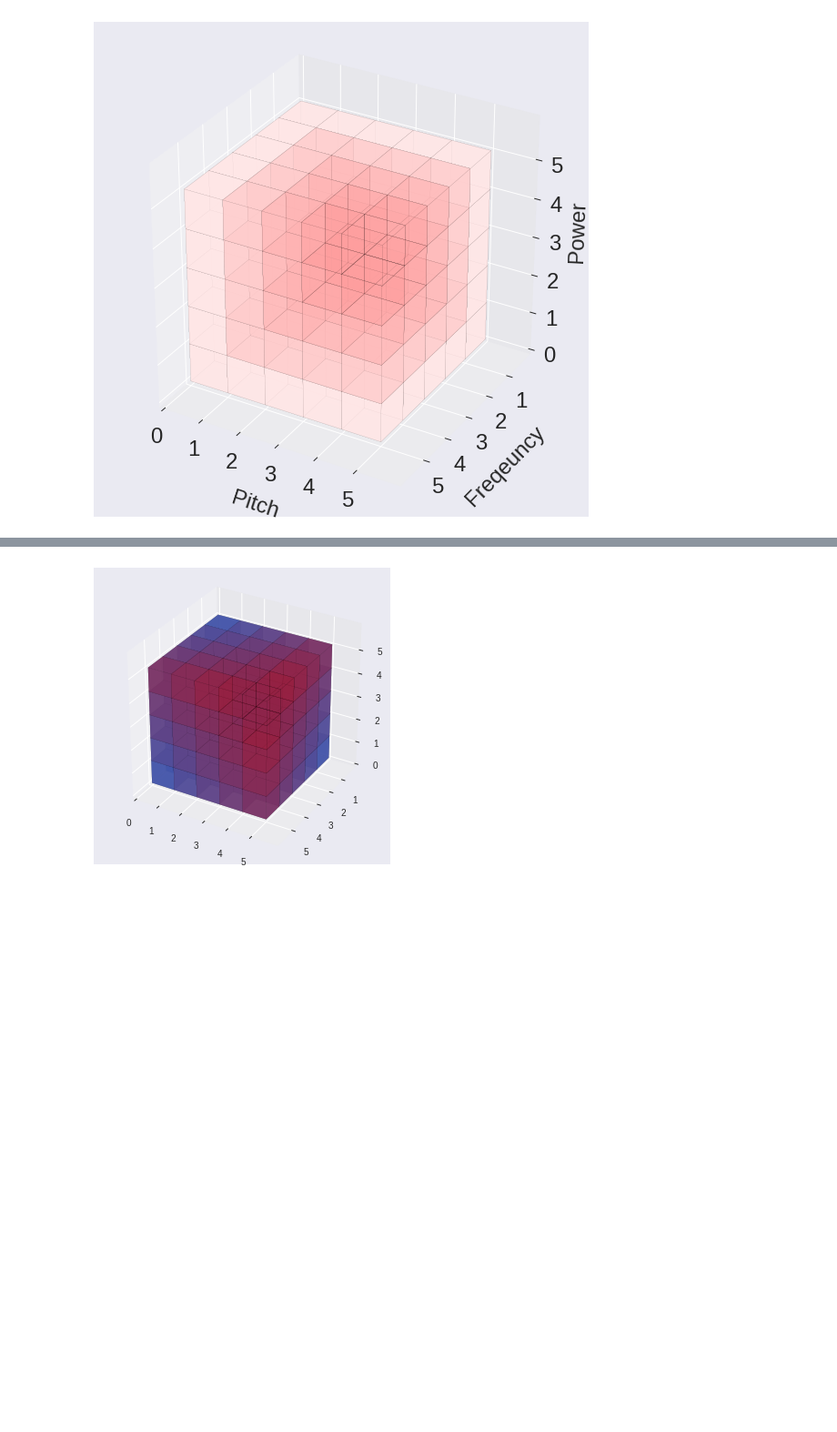
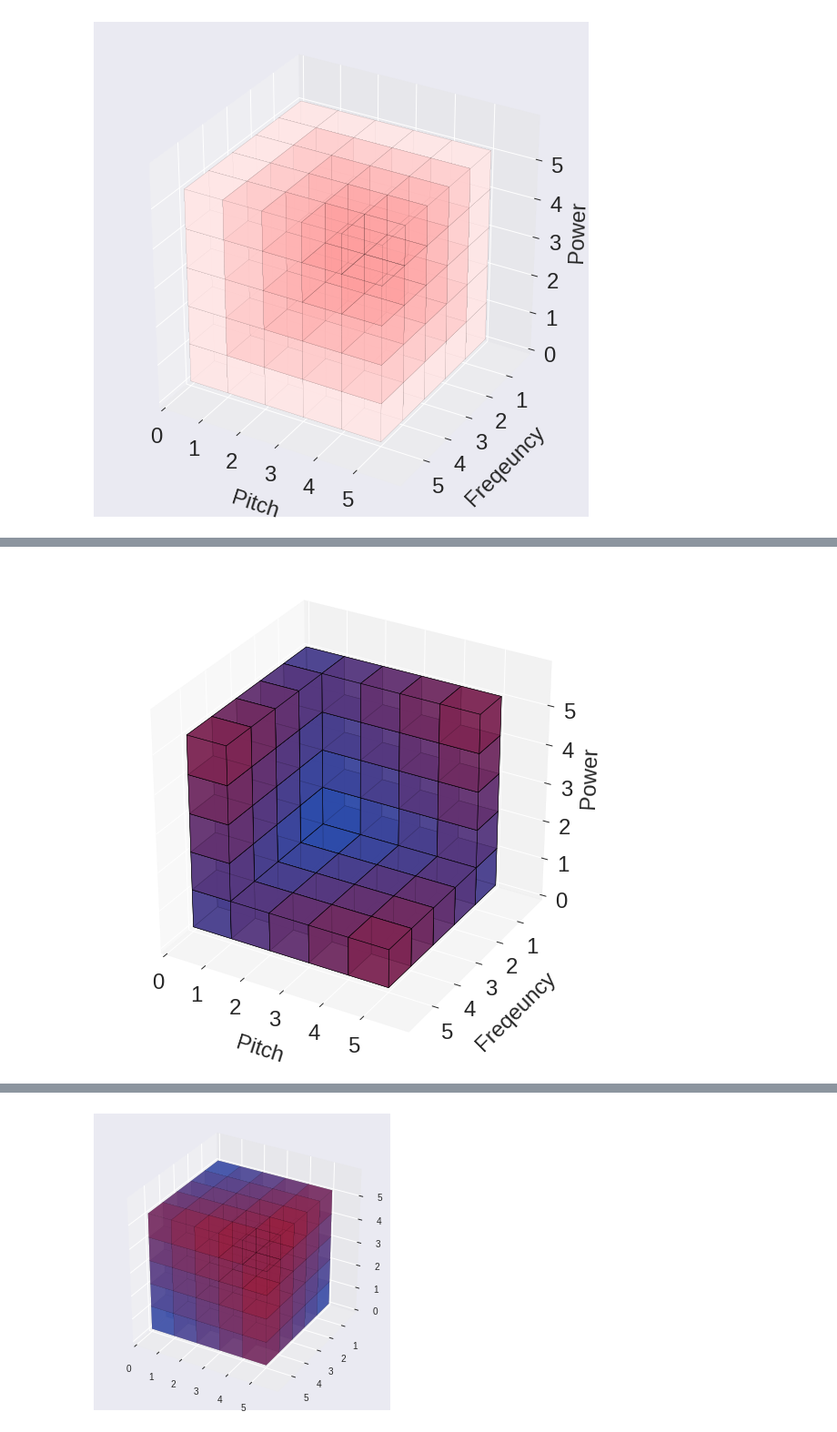
Before and after one commit to Joovvhan/ColabTest, a Jupyter notebook: Graphics_Test.ipynb, the cells around one changed output, grey strips where cells are left out. Shown at 91% size. Cells and saved outputs as stored; diff of their text form; code cells hidden in the pictures; blank space fills up the shorter version.

```diff
--- a/Graphics_Test.ipynb
+++ b/Graphics_Test.ipynb
@@ -89,0 +179,99 @@ plt.show()
+# %%
+def plot_cube(cube_definition, ax, alp, col):
+    cube_definition_array = [
+        np.array(list(item))
+        for item in cube_definition
+    ]
+
+    points = []
+    points += cube_definition_array
+    vectors = [
+        cube_definition_array[1] - cube_definition_array[0],
+        cube_definition_array[2] - cube_definition_array[0],
+        cube_definition_array[3] - cube_definition_array[0]
+    ]
+
+    points += [cube_definition_array[0] + vectors[0] + vectors[1]]
+    points += [cube_definition_array[0] + vectors[0] + vectors[2]]
+    points += [cube_definition_array[0] + vectors[1] + vectors[2]]
+    points += [cube_definition_array[0] + vectors[0] + vectors[1] + vectors[2]]
+
+    points = np.array(points)
+
+    edges = [
+        [points[0], points[3], points[5], points[1]],
+        [points[1], points[5], points[7], points[4]],
+        [points[4], points[2], points[6], points[7]],
+        [points[2], points[6], points[3], points[0]],
+        [points[0], points[2], points[4], points[1]],
+        [points[3], points[6], points[7], points[5]]
+    ]
+
+    faces = Poly3DCollection(edges, linewidths=0.5, edgecolors='k', alpha = 1 - alp / 5)
+
+    rColor = np.asarray((204, 0, 0)) / 255
+    bColor = np.asarray((7, 94, 211)) / 255
+
+    faceColor = col/15 * rColor + (15 - col)/15 * bColor
+    faces.set_facecolor(faceColor)
+
+    ax.add_collection3d(faces)
+
+
+fig = plt.figure(figsize=(10, 10))
+ax = fig.add_subplot(111, projection='3d')
+
+cubeList = list()
+aList = list()
+cList = list()
+
+# for x in range(5):
+#     for y in range(5):
+#         for z in range(5):
+#             cubeList.append([(x, y, z), (x + 1, y, z), (x, y + 1, z), (x, y, z + 1)])
+#             aList.append(min([x, y, z]) + 1)
+#             cList.append(x + y + z + 1)
+
+for x in range(5):
+    for y in range(5):
+        for z in range(5):
+            if (x == 0 or y == 0 or z ==0 ):
+                cubeList.append([(x, y, z), (x + 1, y, z), (x, y + 1, z), (x, y, z + 1)])
+                aList.append(min([x, y, z]) + 1)
+                cList.append(x + y + z + 1)
+
+for i in range(len(cubeList)):
+    plot_cube(cubeList[i], ax, aList[i], cList[i])
+
+# Plot the points themselves to force the scaling of the axes
+
+ax.set_xlim((0, 6))
+ax.set_ylim((6, 0))
+ax.set_zlim((0, 6))
+
+ax.set_xticks([0, 1, 2, 3, 4, 5])
+ax.set_yticks([1, 2, 3, 4, 5])
+ax.set_zticks([0, 1, 2, 3, 4, 5])
+
+# ax.set_aspect('equal')
+
+
+ax.view_init(elev=30, azim=-60)
+
+# ax.set_aspect('equal')
+
+plt.xticks(fontsize=24)
+plt.xlabel('Pitch', fontsize=24, labelpad = 24)
+
+plt.yticks(fontsize=24)
+plt.ylabel('Freqeuncy', fontsize=24, labelpad = 24)
+
+# ax.set_zticks(fontsize=24)
+ax.set_zlabel('Power', fontsize=24, labelpad = 12)
+
+ax.set_zticklabels([0, 1, 2, 3, 4, 5], fontsize=24)
+ax.set_facecolor('w')
+
+plt.show()
+# %% [output]
+[figure, added]
```
Also changed, not shown: parts of 2 cells of this notebook.
